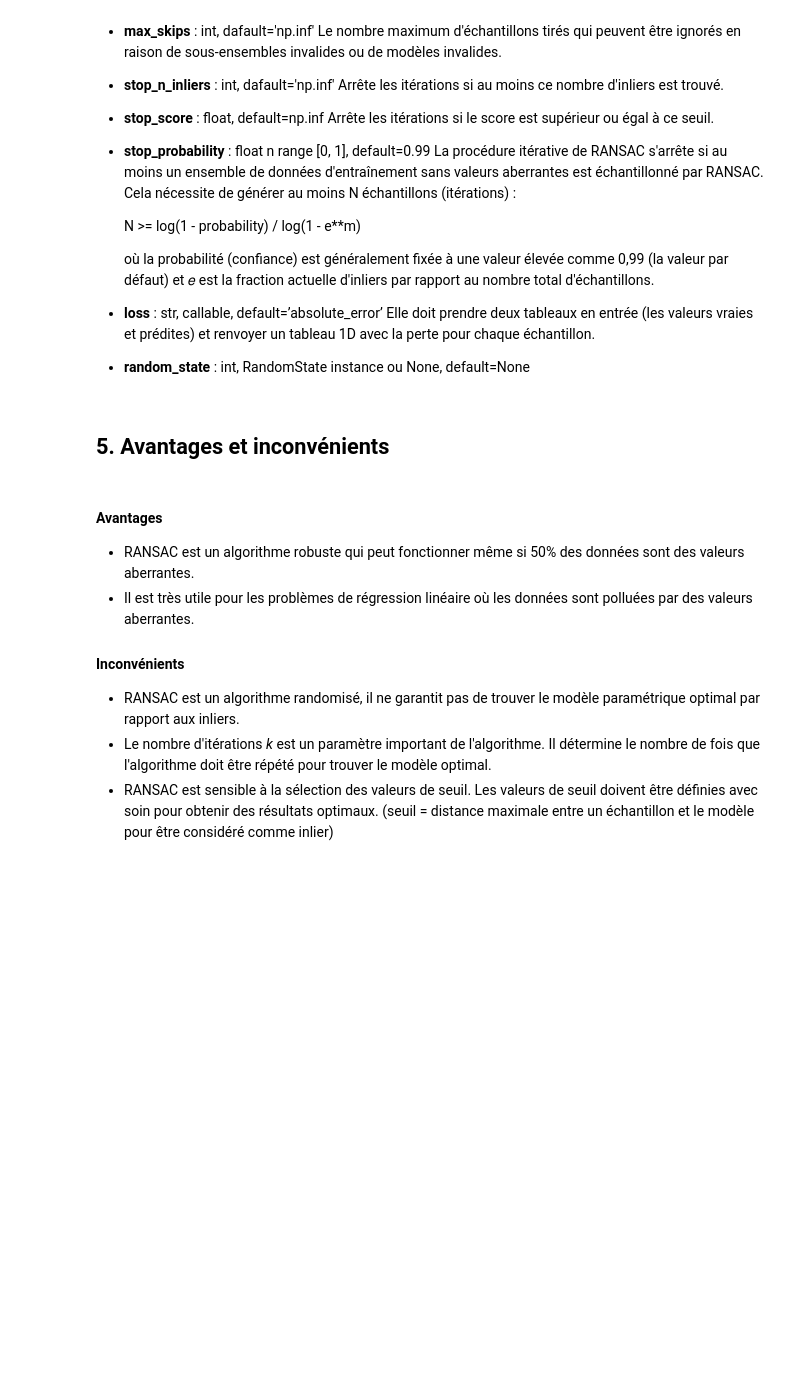
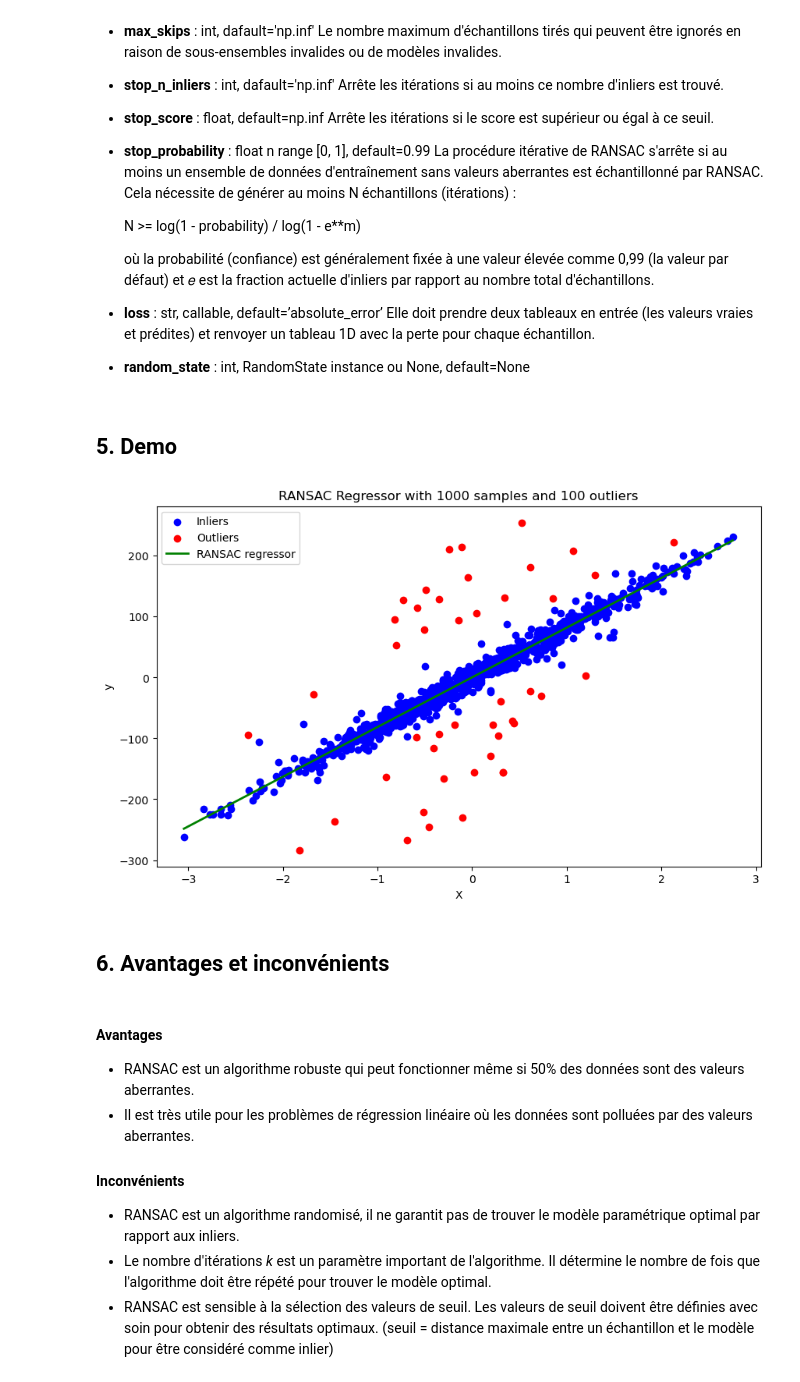
Before and after one commit to xhmyjae/ransac-algorithms, a Jupyter notebook: main.ipynb, the cells around one changed output. Drawn from its saved outputs; the diff is of its cells as text; code cells hidden in the pictures; blank space fills up the shorter version.

Commit message:
Feature: Add demo

```diff
--- a/main.ipynb
+++ b/main.ipynb
@@ -162,5 +162,5 @@ Pourquoi ces calculs ?
 # %% [markdown]
 ### Les paramètres :
 # %%
-class sklearn.linear_model.RANSACRegressor(estimator=None, *, min_samples=None, residual_threshold=None, is_data_valid=None, is_model_valid=None, max_trials=100, max_skips=inf, stop_n_inliers=inf, stop_score=inf, stop_probability=0.99, loss='absolute_error', random_state=None)[source]
+class sklearn.linear_model.RANSACRegressor(estimator=None, *, min_samples=None, residual_threshold=None, is_data_valid=None, is_model_valid=None, max_trials=100, max_skips=inf, stop_n_inliers=inf, stop_score=inf, stop_probability=0.99, loss='absolute_error', random_state=None)
 # %% [output]
@@ -205,8 +205,48 @@ SyntaxError: invalid syntax (879583784.py, line 1)
     Elle doit prendre deux tableaux en entrée (les valeurs vraies et prédites) et renvoyer un tableau 1D avec la perte pour chaque échantillon.
 
 - <strong>random_state</strong> : int, RandomState instance ou None, default=None</br>
+# %% [markdown]
+## 5. Demo
+# %%
+import numpy as np
+import matplotlib.pyplot as plt
+from sklearn.linear_model import RANSACRegressor
+from sklearn.datasets import make_regression
+
+# Generate random data with outliers
+X, y = make_regression(n_samples=1000, n_features=1, noise=10, random_state=0)
+np.random.seed(0)
+outliers_indices = np.random.randint(0, 1000, size=100)
+y[outliers_indices] = y[outliers_indices] + 100 * np.random.randn(100)  # Adding outliers
+
+# Create a RANSACRegressor model
+ransac = RANSACRegressor(estimator=None, min_samples=None, residual_threshold=None, is_data_valid=None, is_model_valid=None, max_trials=100, loss='absolute_error', random_state=None)
+
+# Fit the model to the data
+ransac.fit(X, y)
+
+# Get the inliers and outliers
+inlier_mask = ransac.inlier_mask_
+outlier_mask = np.logical_not(inlier_mask)
+
+# Predictions
+line_X = np.arange(X.min(), X.max(), 0.1)[:, np.newaxis]
+line_y_ransac = ransac.predict(line_X)
+
+# Plotting
+plt.figure(figsize=(10, 6))
+plt.scatter(X[inlier_mask], y[inlier_mask], color='blue', marker='o', label='Inliers')
+plt.scatter(X[outlier_mask], y[outlier_mask], color='red', marker='o', label='Outliers')
+plt.plot(line_X, line_y_ransac, color='green', linestyle='-', linewidth=2, label='RANSAC regressor')
+plt.legend(loc='upper left')
+plt.xlabel('X')
+plt.ylabel('y')
+plt.title('RANSAC Regressor with 1000 samples and 100 outliers')
+plt.show()
+# %% [output]
+[figure, added]
 # %% [markdown]
-## 5. Avantages et inconvénients
+## 6. Avantages et inconvénients
 # %% [markdown]
 #### Avantages
 
```
Also changed, not shown: parts of 2 cells of this notebook.
